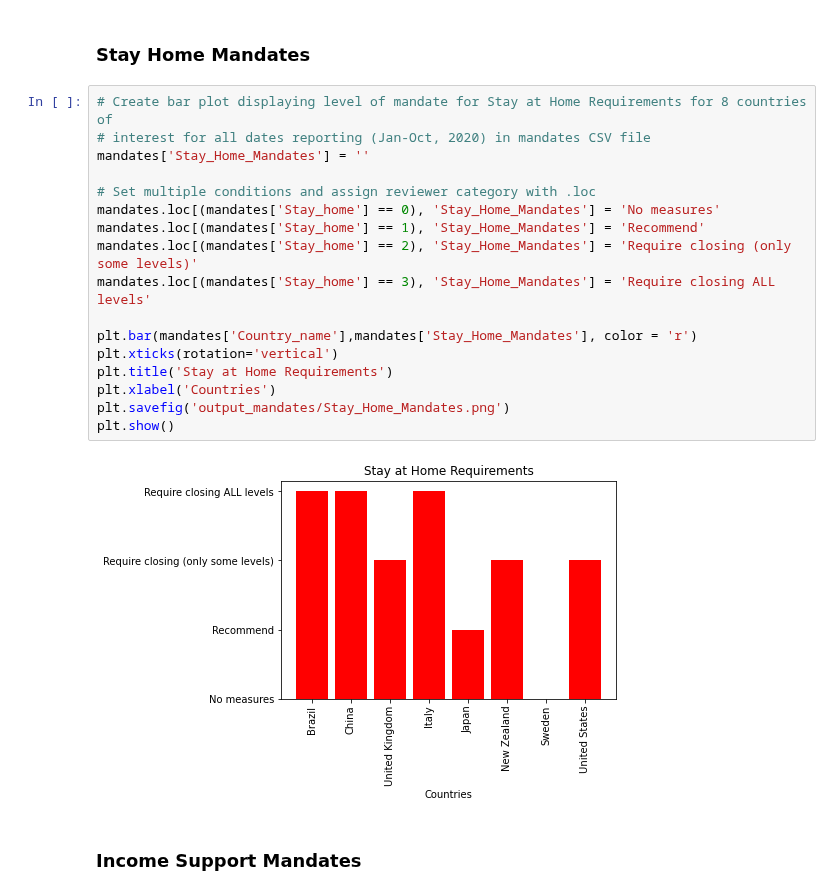
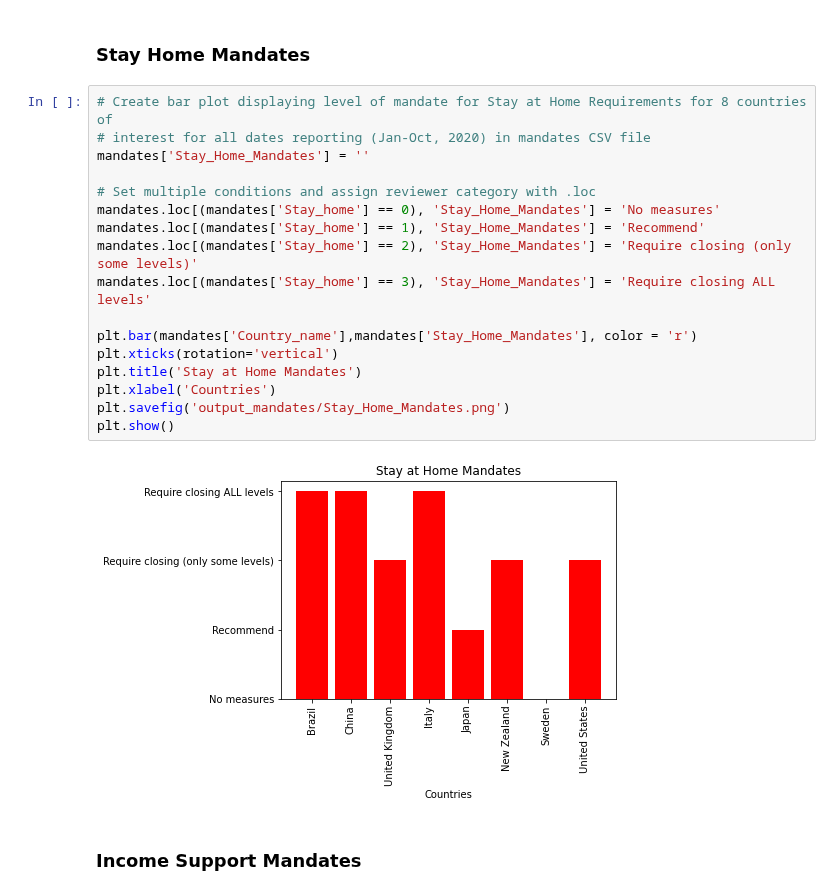
Before and after one commit to rejane-b/Project_1, a Jupyter notebook: Data_Analysis_Notebook.ipynb, the cells around one changed output. Cells and saved outputs as stored; diff of their text form.

```diff
--- a/Data_Analysis_Notebook.ipynb
+++ b/Data_Analysis_Notebook.ipynb
@@ -105,22 +108,22 @@ plt.show()
 # %%
 # Create bar plot displaying level of mandate for Stay at Home Requirements for 8 countries of
 # interest for all dates reporting (Jan-Oct, 2020) in mandates CSV file
 mandates['Stay_Home_Mandates'] = ''
 
 # Set multiple conditions and assign reviewer category with .loc
 mandates.loc[(mandates['Stay_home'] == 0), 'Stay_Home_Mandates'] = 'No measures'
 mandates.loc[(mandates['Stay_home'] == 1), 'Stay_Home_Mandates'] = 'Recommend'
 mandates.loc[(mandates['Stay_home'] == 2), 'Stay_Home_Mandates'] = 'Require closing (only some levels)'
 mandates.loc[(mandates['Stay_home'] == 3), 'Stay_Home_Mandates'] = 'Require closing ALL levels'
 
 plt.bar(mandates['Country_name'],mandates['Stay_Home_Mandates'], color = 'r')
 plt.xticks(rotation='vertical')
-plt.title('Stay at Home Requirements')
+plt.title('Stay at Home Mandates')
 plt.xlabel('Countries')
 plt.savefig('output_mandates/Stay_Home_Mandates.png')
 plt.show()
 # %% [output]
-[figure, old version]
+[figure, new version]
 # %% [markdown]
 ### Income Support Mandates
 # %%
```
Also changed, not shown: parts of 27 cells of this notebook.
